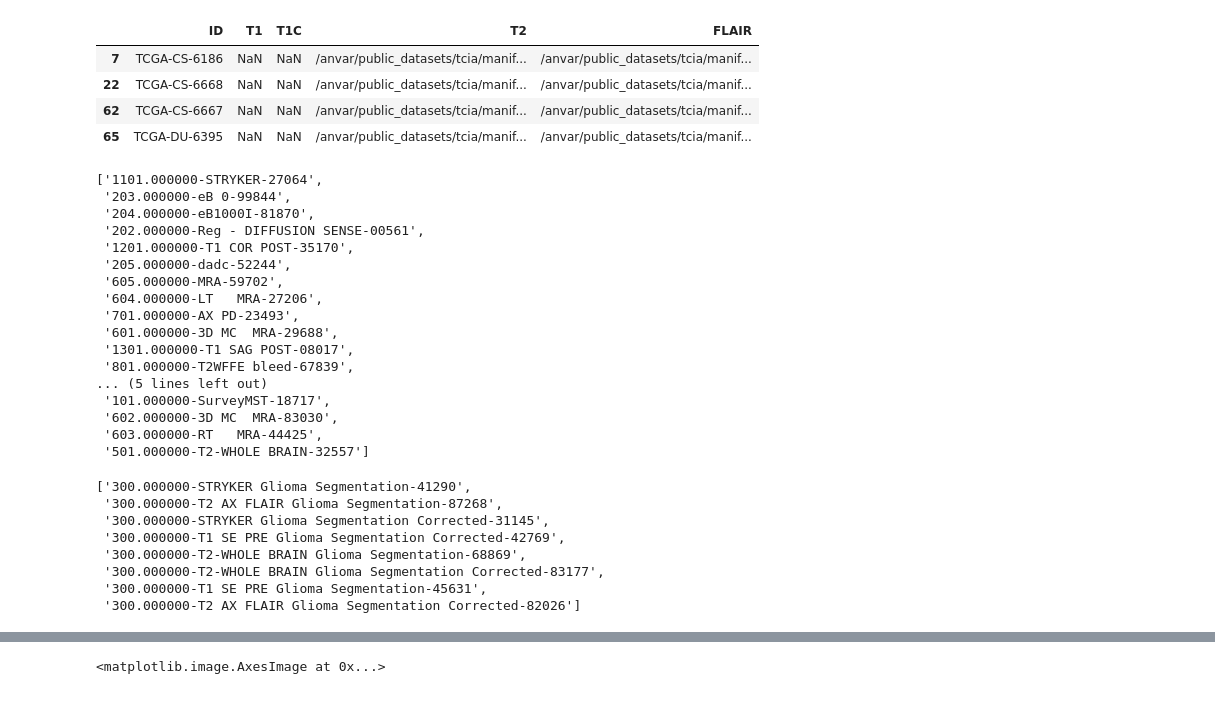
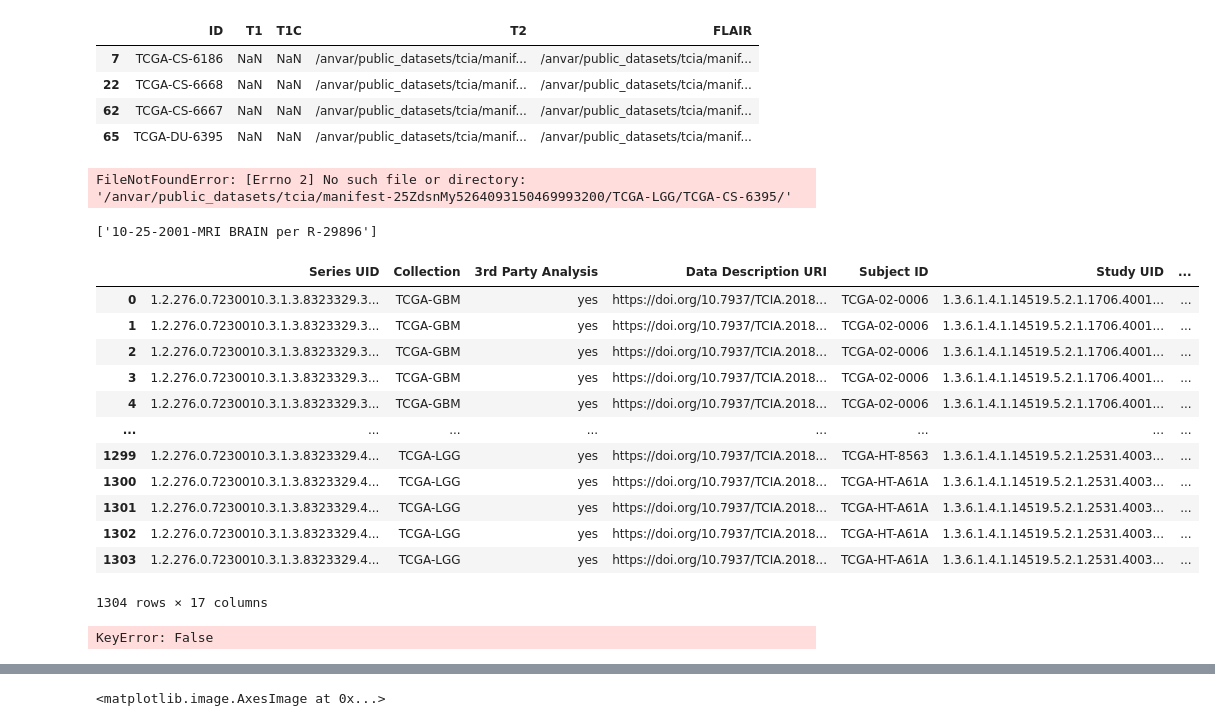
Before and after one commit to MedImAIR/brain-mri-processing-pipeline, a Jupyter notebook: datasets/dataset_test/[rewrite]rename_paths_lgg_gbm.ipynb, the cells around one changed output, grey strips where cells are left out. Cells and saved outputs as stored; diff of their text form; code cells hidden in the pictures.

```diff
--- a/datasets/dataset_test/[rewrite]rename_paths_lgg_gbm.ipynb
+++ b/datasets/dataset_test/[rewrite]rename_paths_lgg_gbm.ipynb
@@ -183,36 +192,35 @@ df_result[df_result.isna().any(axis=1)]
 # %%
 ## original dataset
-os.listdir('/anvar/public_datasets/tcia/manifest-25ZdsnMy5264093150469993200/TCGA-LGG/TCGA-CS-6186/06-01-2000-MRI BRAIN per R-97608')
+os.listdir('/anvar/public_datasets/tcia/manifest-25ZdsnMy5264093150469993200/TCGA-LGG/TCGA-DU-6395/')
 # %% [output]
-['1101.000000-STRYKER-27064',
- '203.000000-eB 0-99844',
- '204.000000-eB1000I-81870',
- '202.000000-Reg - DIFFUSION SENSE-00561',
- '1201.000000-T1 COR POST-35170',
- '205.000000-dadc-52244',
- '605.000000-MRA-59702',
- '604.000000-LT   MRA-27206',
- '701.000000-AX PD-23493',
- '601.000000-3D MC  MRA-29688',
- '1301.000000-T1 SAG POST-08017',
- '801.000000-T2WFFE bleed-67839',
-... (5 lines left out)
- '101.000000-SurveyMST-18717',
- '602.000000-3D MC  MRA-83030',
- '603.000000-RT   MRA-44425',
- '501.000000-T2-WHOLE BRAIN-32557']
+FileNotFoundError: [Errno 2] No such file or directory: '/anvar/public_datasets/tcia/manifest-25ZdsnMy5264093150469993200/TCGA-LGG/TCGA-CS-6395/'
 # %%
 # contours
-os.listdir('/anvar/public_datasets/tcia/manifest-1588284345182/TCGA-LGG/TCGA-CS-6186/06-01-2000-MRI BRAIN per R-97608')
+os.listdir('/anvar/public_datasets/tcia/manifest-1588284345182/TCGA-LGG/TCGA-CS-6668/')
 # %% [output]
-['300.000000-STRYKER Glioma Segmentation-41290',
- '300.000000-T2 AX FLAIR Glioma Segmentation-87268',
- '300.000000-STRYKER Glioma Segmentation Corrected-31145',
- '300.000000-T1 SE PRE Glioma Segmentation Corrected-42769',
- '300.000000-T2-WHOLE BRAIN Glioma Segmentation-68869',
- '300.000000-T2-WHOLE BRAIN Glioma Segmentation Corrected-83177',
- '300.000000-T1 SE PRE Glioma Segmentation-45631',
- '300.000000-T2 AX FLAIR Glioma Segmentation Corrected-82026']
+['10-25-2001-MRI BRAIN per R-29896']
+# %%
+df = pd.read_csv('/anvar/public_datasets/tcia/manifest-1588284345182/metadata.csv')
+# %%
+df
+# %% [output]
+|  | Series UID | Collection | 3rd Party Analysis | Data Description URI | Subject ID | Study UID | ... |
+| 0 | 1.2.276.0.7230010.3.1.3.8323329.3... | TCGA-GBM | yes | https://doi.org/10.7937/TCIA.2018... | TCGA-02-0006 | 1.3.6.1.4.1.14519.5.2.1.1706.4001... | ... |
+| 1 | 1.2.276.0.7230010.3.1.3.8323329.3... | TCGA-GBM | yes | https://doi.org/10.7937/TCIA.2018... | TCGA-02-0006 | 1.3.6.1.4.1.14519.5.2.1.1706.4001... | ... |
+| 2 | 1.2.276.0.7230010.3.1.3.8323329.3... | TCGA-GBM | yes | https://doi.org/10.7937/TCIA.2018... | TCGA-02-0006 | 1.3.6.1.4.1.14519.5.2.1.1706.4001... | ... |
+| 3 | 1.2.276.0.7230010.3.1.3.8323329.3... | TCGA-GBM | yes | https://doi.org/10.7937/TCIA.2018... | TCGA-02-0006 | 1.3.6.1.4.1.14519.5.2.1.1706.4001... | ... |
+| 4 | 1.2.276.0.7230010.3.1.3.8323329.3... | TCGA-GBM | yes | https://doi.org/10.7937/TCIA.2018... | TCGA-02-0006 | 1.3.6.1.4.1.14519.5.2.1.1706.4001... | ... |
+| ... | ... | ... | ... | ... | ... | ... | ... |
+| 1299 | 1.2.276.0.7230010.3.1.3.8323329.4... | TCGA-LGG | yes | https://doi.org/10.7937/TCIA.2018... | TCGA-HT-8563 | 1.3.6.1.4.1.14519.5.2.1.2531.4003... | ... |
+| 1300 | 1.2.276.0.7230010.3.1.3.8323329.4... | TCGA-LGG | yes | https://doi.org/10.7937/TCIA.2018... | TCGA-HT-A61A | 1.3.6.1.4.1.14519.5.2.1.2531.4003... | ... |
+| 1301 | 1.2.276.0.7230010.3.1.3.8323329.4... | TCGA-LGG | yes | https://doi.org/10.7937/TCIA.2018... | TCGA-HT-A61A | 1.3.6.1.4.1.14519.5.2.1.2531.4003... | ... |
+| 1302 | 1.2.276.0.7230010.3.1.3.8323329.4... | TCGA-LGG | yes | https://doi.org/10.7937/TCIA.2018... | TCGA-HT-A61A | 1.3.6.1.4.1.14519.5.2.1.2531.4003... | ... |
+| 1303 | 1.2.276.0.7230010.3.1.3.8323329.4... | TCGA-LGG | yes | https://doi.org/10.7937/TCIA.2018... | TCGA-HT-A61A | 1.3.6.1.4.1.14519.5.2.1.2531.4003... | ... |
+1304 rows × 17 columns
+# %%
+df['Subject ID' == 'TCGA-CS-6186']
+# %% [output]
+KeyError: False
 # %%
 import nibabel
 import slicer
```
Also changed, not shown: parts of 2 cells of this notebook, 7 other files.
